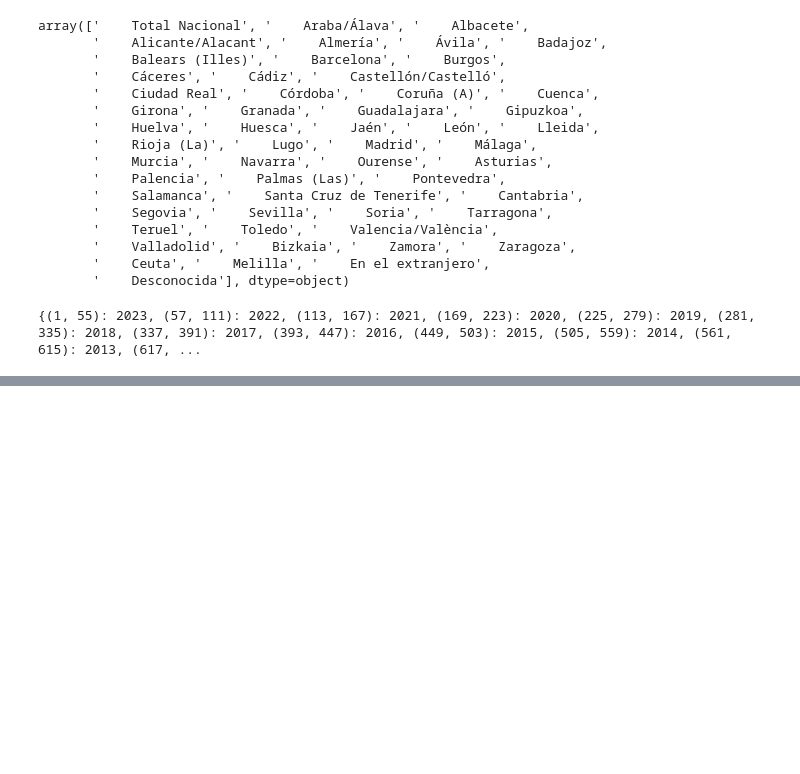
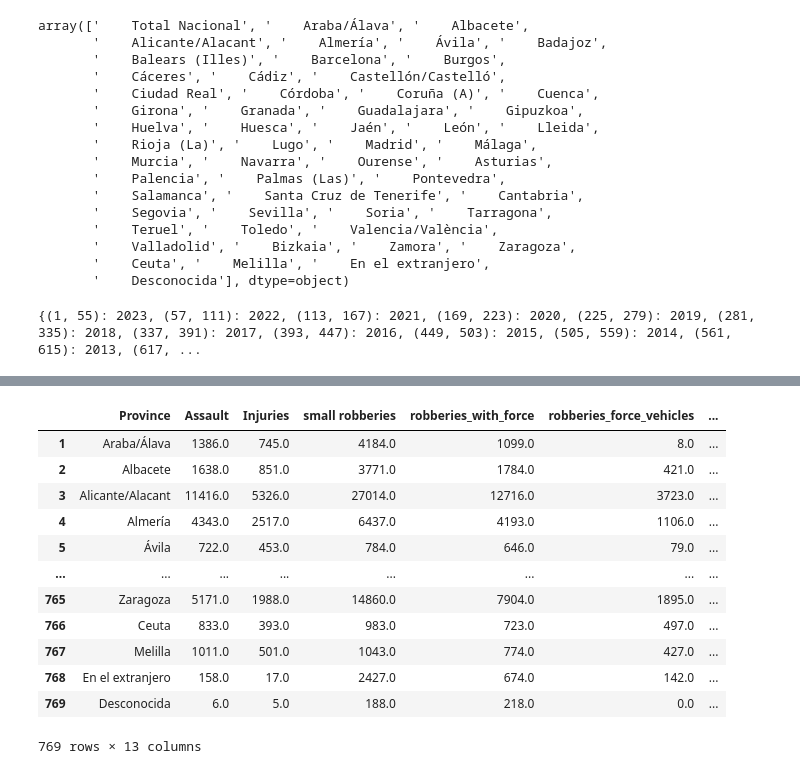
Before and after one commit to LuisHRF/Home-Insurance-Study-Project, a Jupyter notebook: main.ipynb, the cells around one changed output, grey strips where cells are left out. Saved outputs shown, nothing was run; the diff lists cells and outputs as text; code cells hidden in the pictures; blank space fills up the shorter version.

```diff
--- a/main.ipynb
+++ b/main.ipynb
@@ -109,0 +209,4 @@ data_clean_years.tail(10)
+# %%
+# Restablecer el índice en 10 resultados
+data_clean_years.reset_index(drop=True, inplace=True)
+print(data_clean_years.to_string(index=False))
@@ -109,0 +252,18 @@ data_clean_years.tail(10)
+# %%
+# Eliminar la fila por índice (por ejemplo, el índice 2)
+data_clean_years = data_clean_years.drop(index=0)
+data_clean_years
+# %% [output]
+|  | Province | Assault | Injuries | small robberies | robberies_with_force | robberies_force_vehicles | ... |
+| 1 | Araba/Álava | 1386.0 | 745.0 | 4184.0 | 1099.0 | 8.0 | ... |
+| 2 | Albacete | 1638.0 | 851.0 | 3771.0 | 1784.0 | 421.0 | ... |
+| 3 | Alicante/Alacant | 11416.0 | 5326.0 | 27014.0 | 12716.0 | 3723.0 | ... |
+| 4 | Almería | 4343.0 | 2517.0 | 6437.0 | 4193.0 | 1106.0 | ... |
+| 5 | Ávila | 722.0 | 453.0 | 784.0 | 646.0 | 79.0 | ... |
+| ... | ... | ... | ... | ... | ... | ... | ... |
+| 765 | Zaragoza | 5171.0 | 1988.0 | 14860.0 | 7904.0 | 1895.0 | ... |
+| 766 | Ceuta | 833.0 | 393.0 | 983.0 | 723.0 | 497.0 | ... |
+| 767 | Melilla | 1011.0 | 501.0 | 1043.0 | 774.0 | 427.0 | ... |
+| 768 | En el extranjero | 158.0 | 17.0 | 2427.0 | 674.0 | 142.0 | ... |
+| 769 | Desconocida | 6.0 | 5.0 | 188.0 | 218.0 | 0.0 | ... |
+769 rows × 13 columns
```
Also changed, not shown: parts of 12 cells of this notebook.
